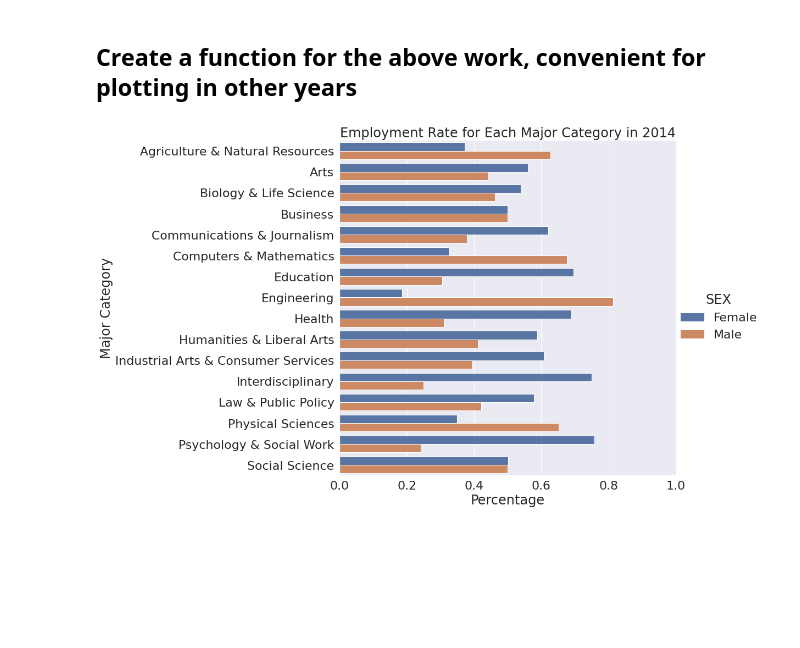
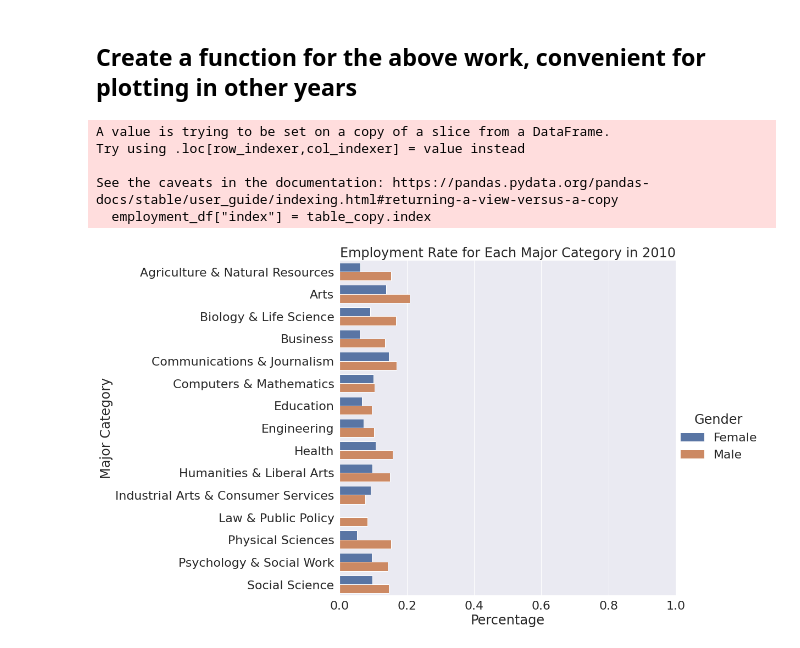
Before and after one commit to UCB-stat-159-s22/hw07-Group21, a Jupyter notebook: stephen-analysis.ipynb, the cells around one changed output. Saved outputs shown, nothing was run; the diff lists cells and outputs as text; code cells hidden in the pictures; blank space fills up the shorter version.

Commit message:
modified function and created new plots

```diff
--- a/stephen-analysis.ipynb
+++ b/stephen-analysis.ipynb
@@ -130,24 +131,32 @@ The major categories that have the highest employment rate are Computers & Mathe
 # %%
 def employment_rate_plot(table1, year):
 
+    table_copy = table1.copy()
+
     # selected the variables we need
-    employment_df = table1[["Major_Category", "SEX", "COW"]]
+    employment_df = table_copy[["Major_Category", "SEX", "COW"]]
+
+    # create an index column
+    employment_df["index"] = table_copy.index
 
     # count the number of males and females in different category
-    employment_df = employment_df.groupby(["Major_Category", "SEX"]).count().reset_index()
+    employment_df = employment_df.groupby(["Major_Category", "SEX", "COW"]).count().reset_index()
 
     # count the total number of people in that major category
-    total_num_mtx = table1[["Major_Category", "COW"]].groupby("Major_Category").count().reset_index()
+    total_num_mtx = table_copy[["Major_Category", "COW", "SEX"]].groupby(["Major_Category", "SEX"]).count().reset_index()
     total_num_mtx = total_num_mtx.rename(columns = {"COW": "total"})
     final_df = employment_df.merge(total_num_mtx, on = "Major_Category", how = "left")
+    final_df = final_df[final_df["SEX_x"] == final_df["SEX_y"]]
 
     # calculate the rate
-    final_df["employment_rate"] = final_df["COW"] / final_df["total"]
-    final_df = final_df.drop("COW", axis = 1)
+    final_df["employment_rate"] = final_df["index"] / final_df["total"]
+    final_df = final_df[final_df["COW"] == "Unemployed"]
+    final_df = final_df.drop(["COW", "SEX_y", "index", "total"], axis = 1)
+    final_df = final_df.rename(columns = {"SEX_x": "Gender"})
 
     # plot
     # Barplot to see which major category has the highest employment rate
-    g = sns.catplot(y = "Major_Category", x = 'employment_rate', hue = "SEX", kind = 'bar',
+    g = sns.catplot(y = "Major_Category", x = 'employment_rate', hue = "Gender", kind = 'bar',
                     data = final_df,
                     height = 10, aspect = 1.6)
     g.ax.set_xlim(0, 1)
@@ -157,6 +166,11 @@ def employment_rate_plot(table1, year):
     g.ax.set_title("Employment Rate for Each Major Category in "+ str(year))
 # %%
 # testing the function
-employment_rate_plot(new_edu_wage14, 2014)
+employment_rate_plot(new_edu_wage10, 2010)
 # %% [output]
+A value is trying to be set on a copy of a slice from a DataFrame.
+Try using .loc[row_indexer,col_indexer] = value instead
+
+See the caveats in the documentation: https://pandas.pydata.org/pandas-docs/stable/user_guide/indexing.html#returning-a-view-versus-a-copy
+  employment_df["index"] = table_copy.index
-[figure, old version]
+[figure, new version]
```
Also changed, not shown: parts of 9 cells of this notebook.
